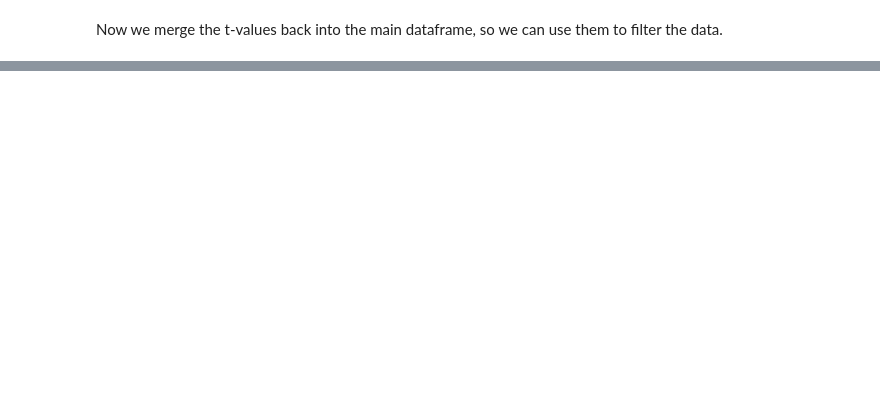
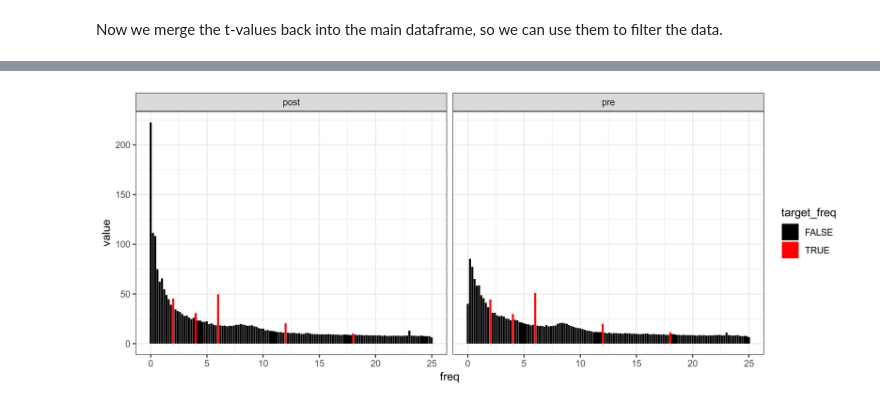
Before and after one commit to yeatmanlab/preK-MEG, a Jupyter notebook: analysis/ssvef/SNR.ipynb, the cells around one changed output, grey strips where cells are left out. Cells and saved outputs as stored; diff of their text form; code cells hidden in the pictures; blank space fills up the shorter version.

```diff
--- a/analysis/ssvef/SNR.ipynb
+++ b/analysis/ssvef/SNR.ipynb
@@ -100,0 +149,14 @@ Optional save/load point:
+# %%
+options(repr.plot.width=10)
+
+all_data %>%
+    group_by(timepoint, freq) %>%
+    summarise(value=mean(value)) %>%
+    mutate(target_freq=freq %in% c(2, 4, 6, 12, 18)) %>%
+    ggplot(aes(x=freq, y=value, fill=target_freq)) +
+    facet_grid(. ~ timepoint) +
+    geom_bar(stat='identity') +
+    scale_fill_manual(values=c("black", "red")) +
+    theme_bw()
+# %% [output]
+[figure, added]
```
Also changed, not shown: parts of 38 cells of this notebook.
